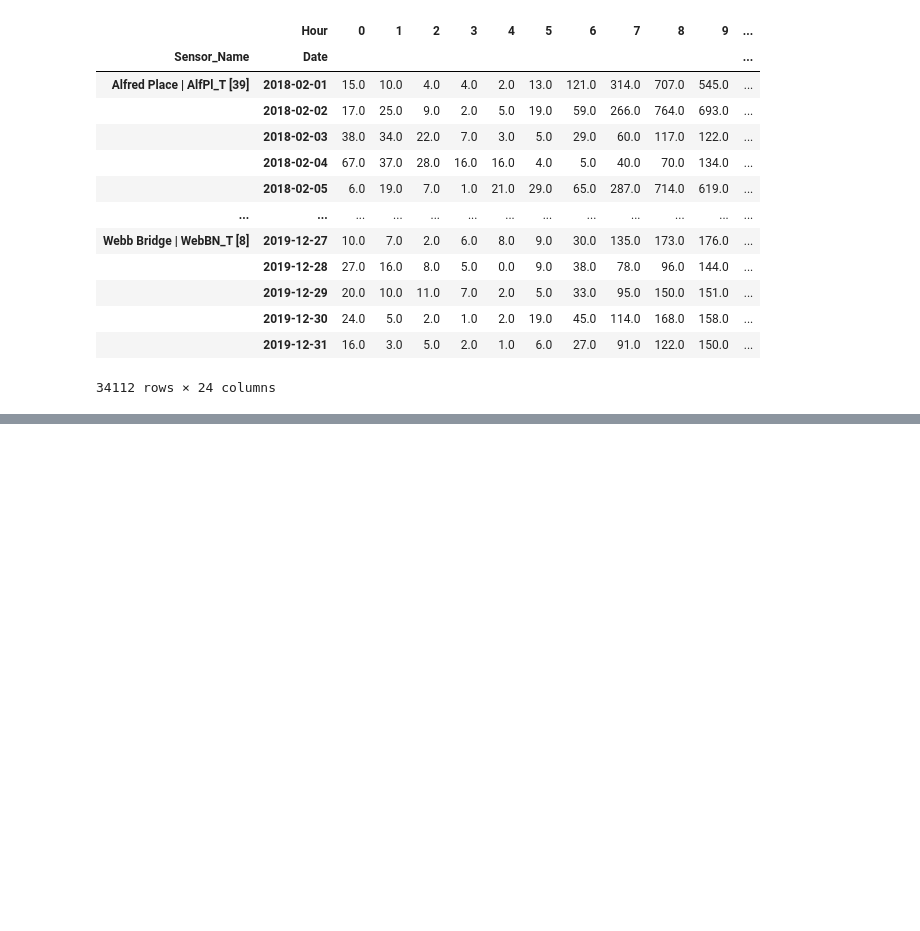
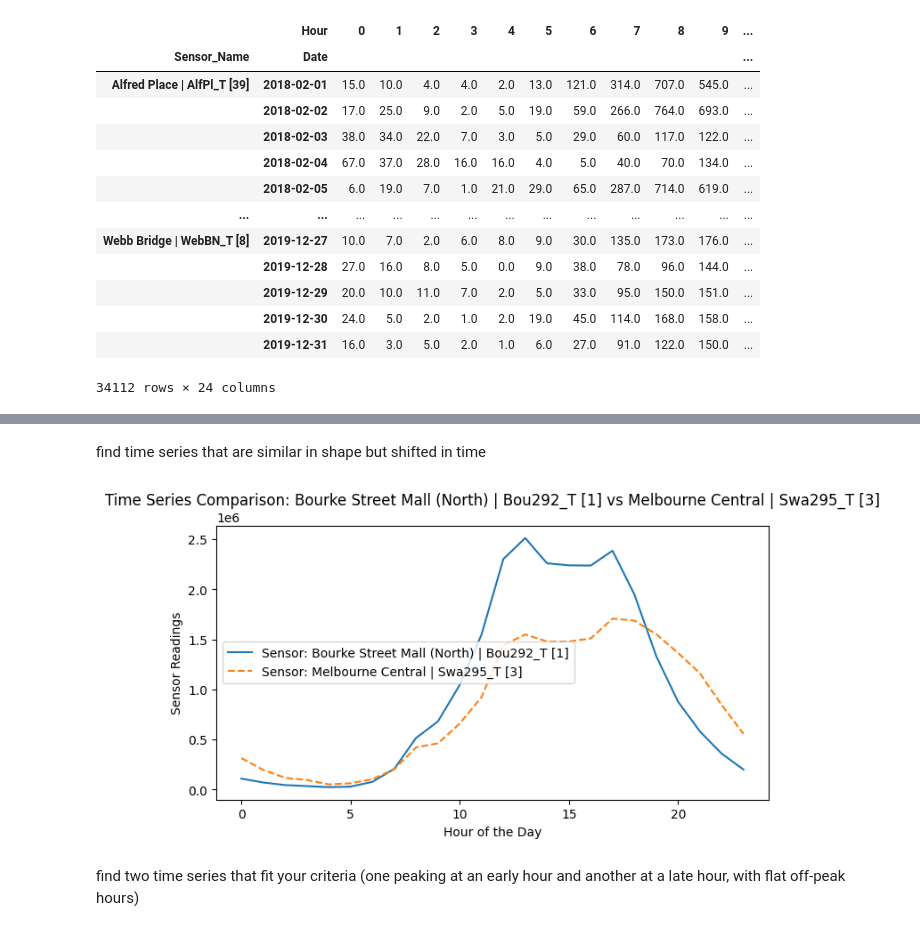
Before and after one commit to alysiayx/Melbourne-Footfalls, a Jupyter notebook: Python scripts/basic_analysis/data_format_analysis.ipynb, the cells around one changed output, grey strips where cells are left out. Saved outputs shown, nothing was run; the diff lists cells and outputs as text; code cells hidden in the pictures; blank space fills up the shorter version.

```diff
--- a/Python scripts/basic_analysis/data_format_analysis.ipynb
+++ b/Python scripts/basic_analysis/data_format_analysis.ipynb
@@ -105,0 +202,46 @@ data.pivot_table(index=['Sensor_Name', 'Date'], columns='Hour', values='Hourly_C
+# %% [markdown]
+find time series that are similar in shape but shifted in time
+# %%
+correlation_results = []
+
+# Compute cross-correlation for each pair
+for i in range(len(df)):
+    for j in range(i+1, len(df)):
+        sensor1 = df.iloc[i]
+        sensor2 = df.iloc[j]
+        cross_corr = np.correlate(sensor1 - sensor1.mean(), sensor2 - sensor2.mean(), mode='full')
+        max_corr = np.max(cross_corr)
+        shift = np.argmax(cross_corr) - (len(sensor1) - 1)
+
+        # Ignore pairs with zero shift
+        if shift != 0:
+            correlation_results.append({
+                'Sensor1': df.index[i],
+                'Sensor2': df.index[j],
+                'MaxCorrelation': max_corr,
+                'Shift': shift
+            })
+
+correlation_results_df = pd.DataFrame(correlation_results)
+
+most_similar_pair = correlation_results_df.loc[correlation_results_df['MaxCorrelation'].idxmax()]
+
+sensor1_name = most_similar_pair['Sensor1']
+sensor2_name = most_similar_pair['Sensor2']
+
+sensor1_data = df.loc[sensor1_name]
+sensor2_data = df.loc[sensor2_name]
+
+plt.figure(figsize=(8, 4))
+plt.plot(df.columns, sensor1_data, label=f'Sensor: {sensor1_name}')
+plt.plot(df.columns, sensor2_data, label=f'Sensor: {sensor2_name}', linestyle='--')
+
+plt.xlabel('Hour of the Day')
+plt.ylabel('Sensor Readings')
+plt.title(f'Time Series Comparison: {sensor1_name} vs {sensor2_name}')
+plt.legend()
+plt.show()
+# %% [output]
+[figure, added]
+# %% [markdown]
+find two time series that fit your criteria (one peaking at an early hour and another at a late hour, with flat off-peak hours)
```
Also changed, not shown: parts of 13 cells of this notebook.
